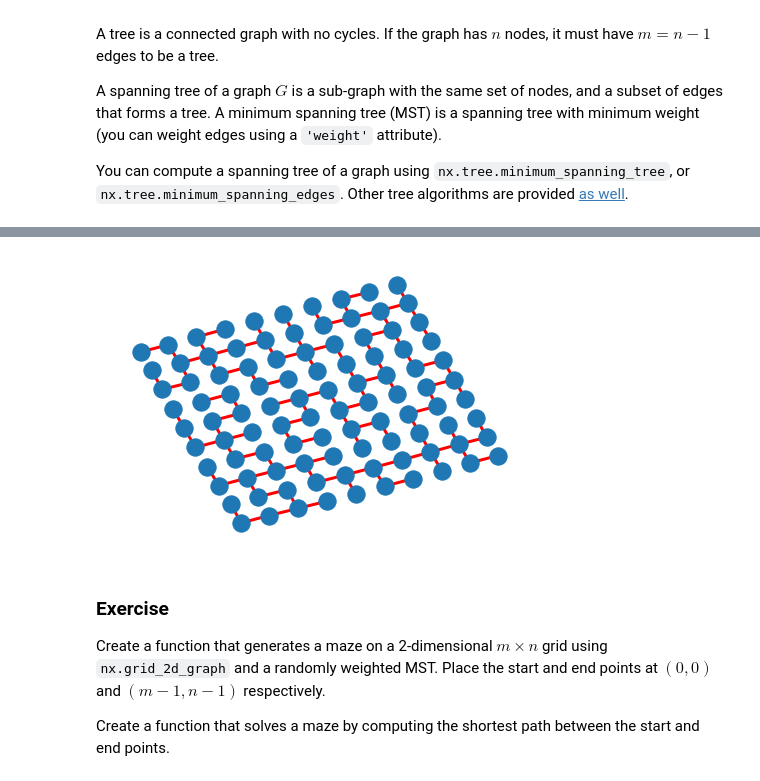
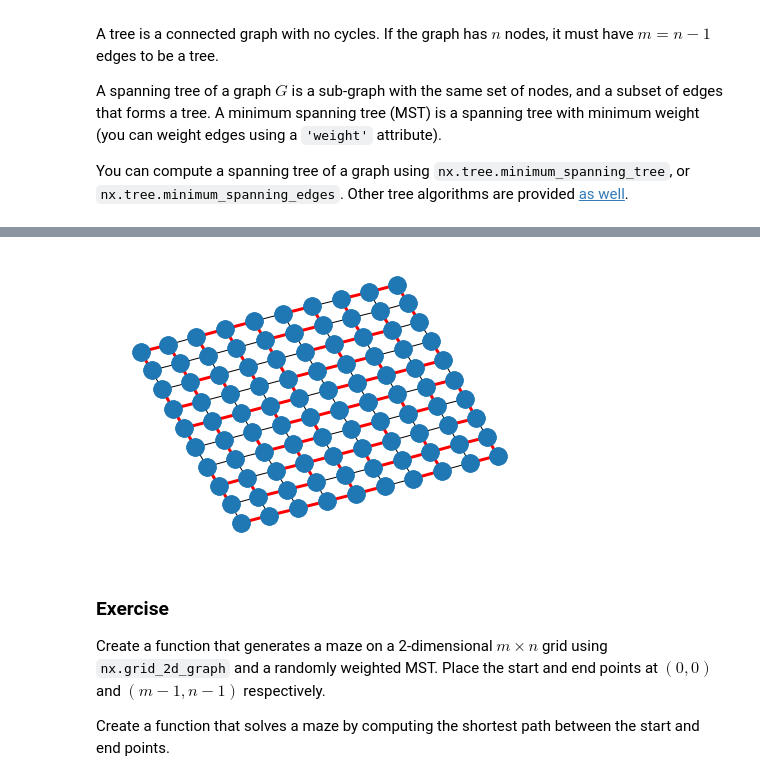
Before and after one commit to caam37830-2021/lecture-notes, a Jupyter notebook: Lecture16/networkx.ipynb, the cells around one changed output, grey strips where cells are left out. Cells and saved outputs as stored; diff of their text form; code cells hidden in the pictures.

```diff
--- a/Lecture16/networkx.ipynb
+++ b/Lecture16/networkx.ipynb
@@ -233,16 +242,16 @@ plt.show()
 # %%
 # set random weights
 for i,j in G.edges():
     G[i][j]['weight'] = np.random.rand()
-
+    #G.add_edge(i, j, weight = np.random.rand())
 
 T = nx.tree.minimum_spanning_tree(G)
 
-# nx.draw(G, pos, )
+nx.draw(G, pos)
 nx.draw(T, pos, edge_color='r', width=3.0)
 plt.show()
 # %% [output]
-[figure, old version]
+[figure, new version]
 # %% [markdown]
 ### Exercise
 
```
Also changed, not shown: parts of 17 cells of this notebook, 4 other files.
